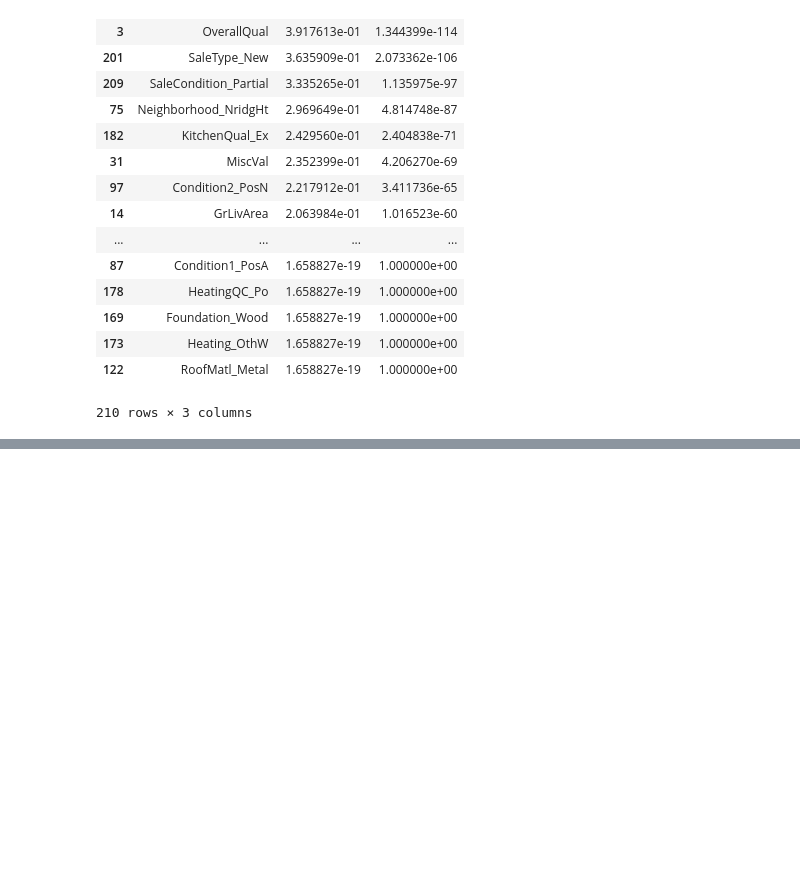
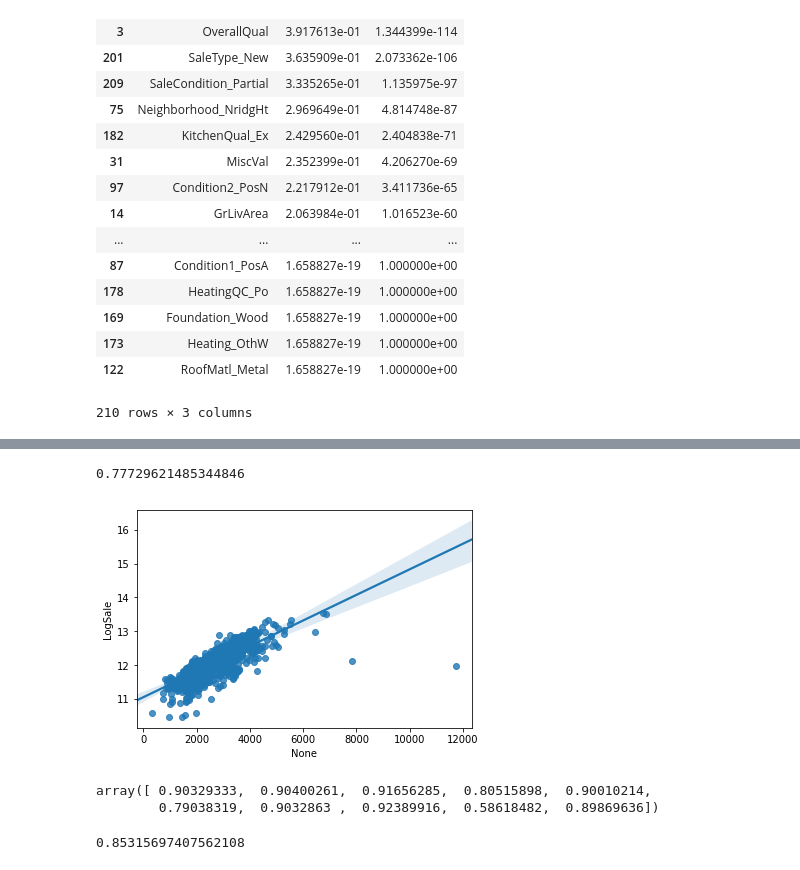
Before and after one commit to deanjgoldman/housing-ml, a Jupyter notebook: MC_Cleaning.ipynb, the cells around one changed output, grey strips where cells are left out. Drawn from its saved outputs; the diff is of its cells as text; code cells hidden in the pictures; blank space fills up the shorter version.

```diff
--- a/MC_Cleaning.ipynb
+++ b/MC_Cleaning.ipynb
@@ -734,0 +842,8 @@ NameError: name 'dfStrDummy' is not defined
+# %%
+sns.regplot(x = TotalSF, y = y)
+#plotting by SF seems like a worse fit--
+y.corr(TotalSF)
+print()
+# %% [output]
+0.77729621485344846
+[figure, added]
@@ -734,0 +869,9 @@ NameError: name 'dfStrDummy' is not defined
+# %%
+scores #woah man, scores in the 90's with just ONE Feature!
+# %% [output]
+array([ 0.90329333,  0.90400261,  0.91656285,  0.80515898,  0.90010214,
+        0.79038319,  0.9032863 ,  0.92389916,  0.58618482,  0.89869636])
+# %%
+scores.mean()
+# %% [output]
+0.85315697407562108
```
Also changed, not shown: parts of 37 cells of this notebook.
